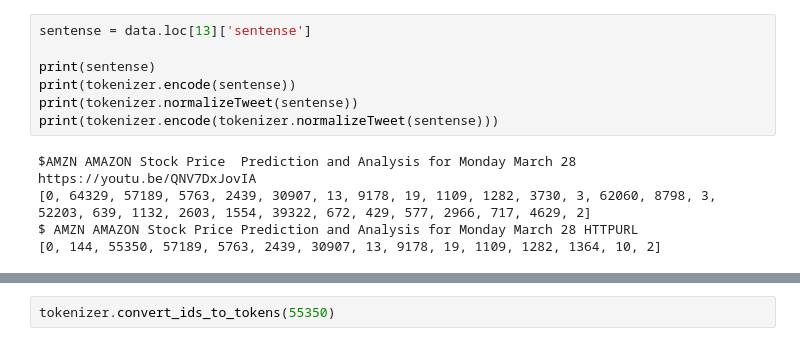
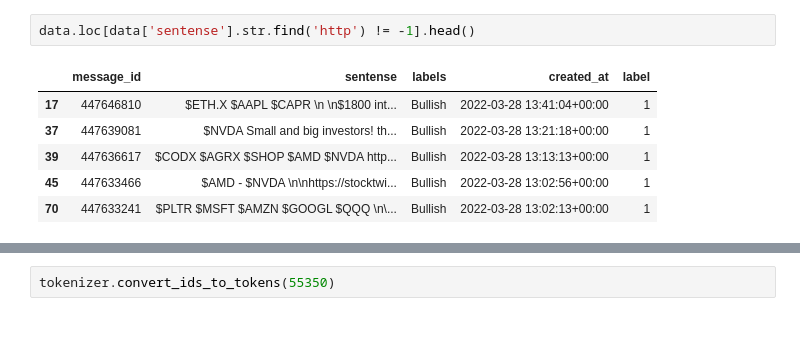
Before and after one commit to alan8365/stock-NLP, a Jupyter notebook: model/bert-test.ipynb, the cells around one changed output, grey strips where cells are left out. Cells and saved outputs as stored; diff of their text form.

Commit message:
tweet nomalize update

```diff
--- a/model/bert-test.ipynb
+++ b/model/bert-test.ipynb
@@ -38,13 +39,9 @@ tokenizer.add_special_tokens(special_tokens_dict)
-# %%
-sentense = data.loc[13]['sentense']
-
-print(sentense)
-print(tokenizer.encode(sentense))
-print(tokenizer.normalizeTweet(sentense))
-print(tokenizer.encode(tokenizer.normalizeTweet(sentense)))
-# %% [output]
-$AMZN AMAZON Stock Price  Prediction and Analysis for Monday March 28
-https://youtu.be/QNV7DxJovIA
-[0, 64329, 57189, 5763, 2439, 30907, 13, 9178, 19, 1109, 1282, 3730, 3, 62060, 8798, 3, 52203, 639, 1132, 2603, 1554, 39322, 672, 429, 577, 2966, 717, 4629, 2]
-$ AMZN AMAZON Stock Price Prediction and Analysis for Monday March 28 HTTPURL
-[0, 144, 55350, 57189, 5763, 2439, 30907, 13, 9178, 19, 1109, 1282, 1364, 10, 2]
+# %%
+data.loc[data['sentense'].str.find('http') != -1].head()
+# %% [output]
+|  | message_id | sentense | labels | created_at | label |
+| 17 | 447646810 | $ETH.X $AAPL $CAPR \n \n$1800 int... | Bullish | 2022-03-28 13:41:04+00:00 | 1 |
+| 37 | 447639081 | $NVDA Small and big investors! th... | Bullish | 2022-03-28 13:21:18+00:00 | 1 |
+| 39 | 447636617 | $CODX $AGRX $SHOP $AMD $NVDA http... | Bullish | 2022-03-28 13:13:13+00:00 | 1 |
+| 45 | 447633466 | $AMD - $NVDA \n\nhttps://stocktwi... | Bullish | 2022-03-28 13:02:56+00:00 | 1 |
+| 70 | 447633241 | $PLTR $MSFT $AMZN $GOOGL $QQQ \n\... | Bullish | 2022-03-28 13:02:13+00:00 | 1 |
```
Also changed, not shown: parts of 3 cells of this notebook, 5 other files.
